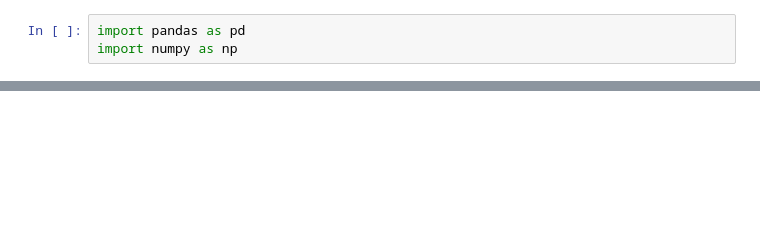
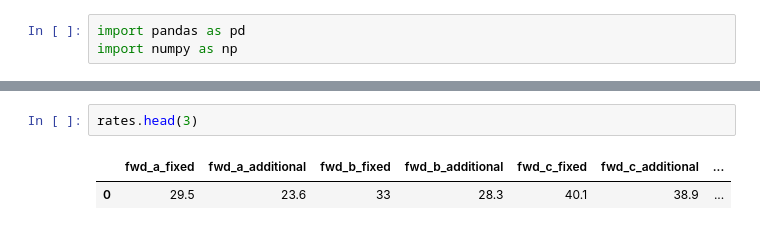
Before and after one commit to gkunal8019/Assignment, a Jupyter notebook: Cointab_Assignment.ipynb, the cells around one changed output, grey strips where cells are left out. Drawn from its saved outputs; the diff is of its cells as text; blank space fills up the shorter version.

```diff
--- a/Cointab_Assignment.ipynb
+++ b/Cointab_Assignment.ipynb
@@ -128,0 +124,5 @@ KeyError: ignored
+# %%
+rates.head(3)
+# %% [output]
+|  | fwd_a_fixed | fwd_a_additional | fwd_b_fixed | fwd_b_additional | fwd_c_fixed | fwd_c_additional | ... |
+| 0 | 29.5 | 23.6 | 33 | 28.3 | 40.1 | 38.9 | ... |
```
Also changed, not shown: parts of 43 cells of this notebook.
